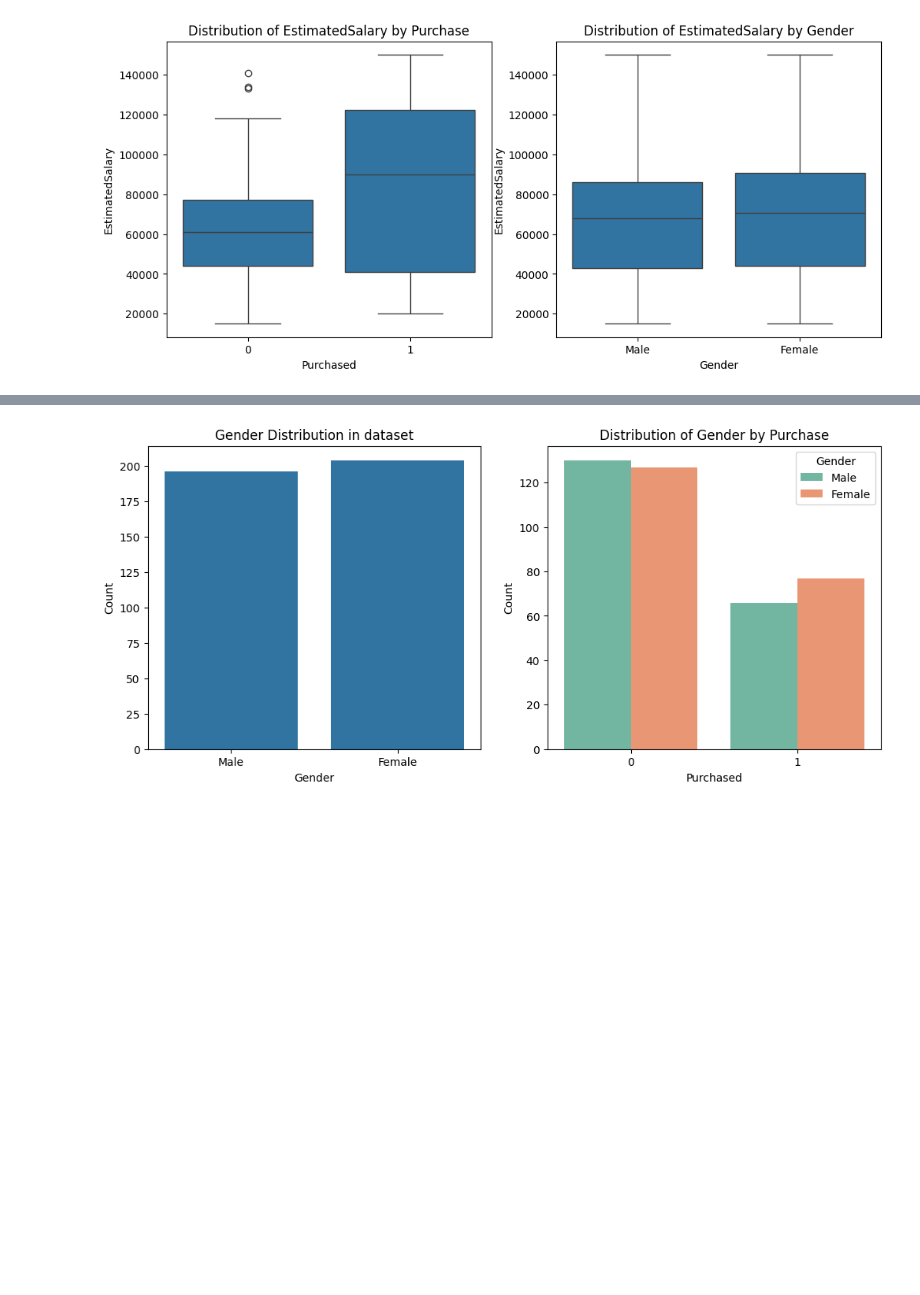
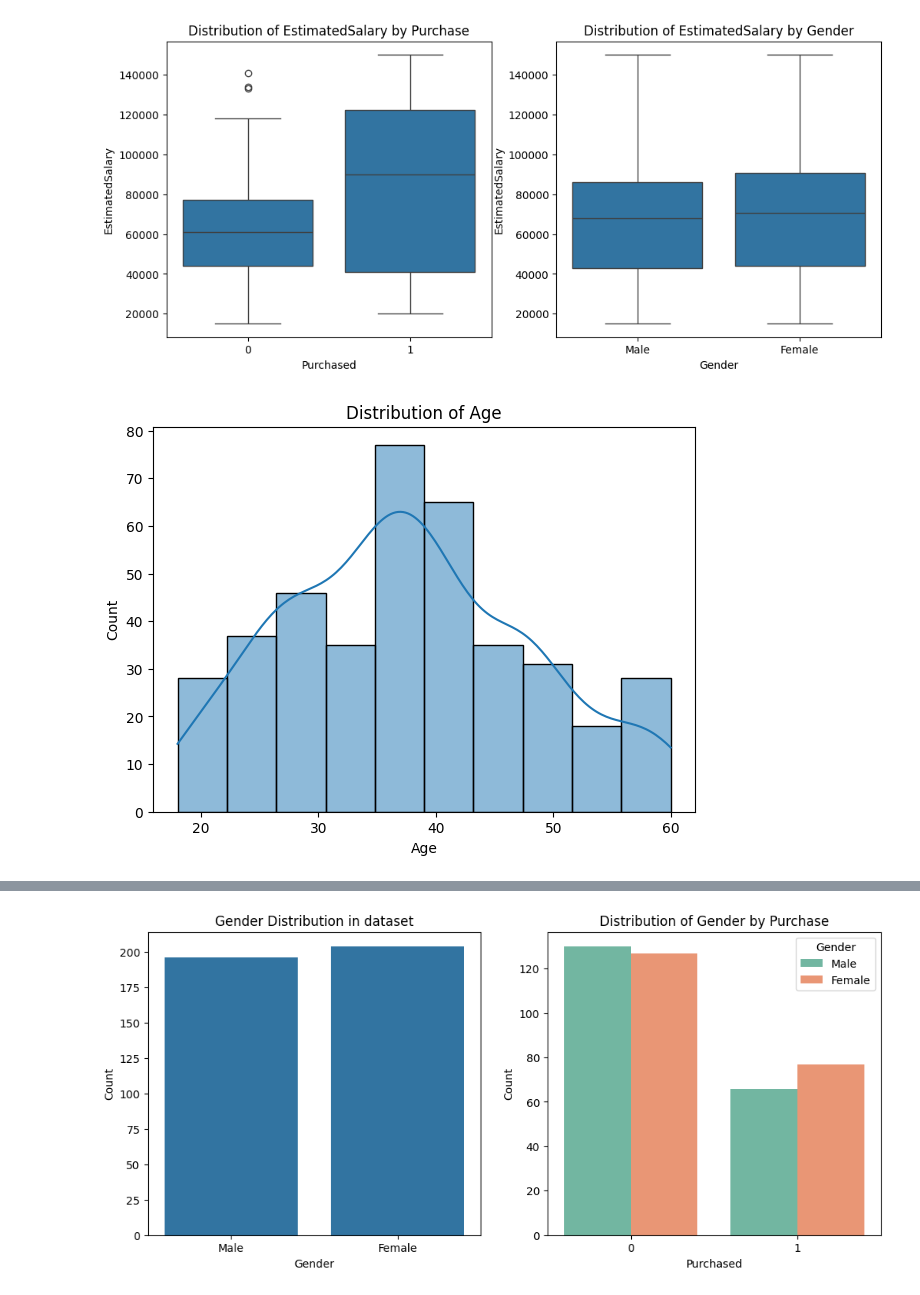
Before and after one commit to Sujal-Shinde-dev/Social_Media_Ad_Classification, a Jupyter notebook: project.ipynb, the cells around one changed output, grey strips where cells are left out. Cells and saved outputs as stored; diff of their text form; code cells hidden in the pictures; blank space fills up the shorter version.

```diff
--- a/project.ipynb
+++ b/project.ipynb
@@ -86,3 +87,10 @@ axes[1].set_title('Distribution of EstimatedSalary by Gender')
 plt.show()
 # %% [output]
 [figure]
+# %%
+fig, ax = plt.subplots(figsize=(7,5))
+sns.histplot(data=data, x="Age", bins=10, kde=True, ax=ax)
+ax.set_title("Distribution of Age")
+plt.show()
+# %% [output]
+[figure, added]
```
Also changed, not shown: parts of 11 cells of this notebook, 2 other files.
